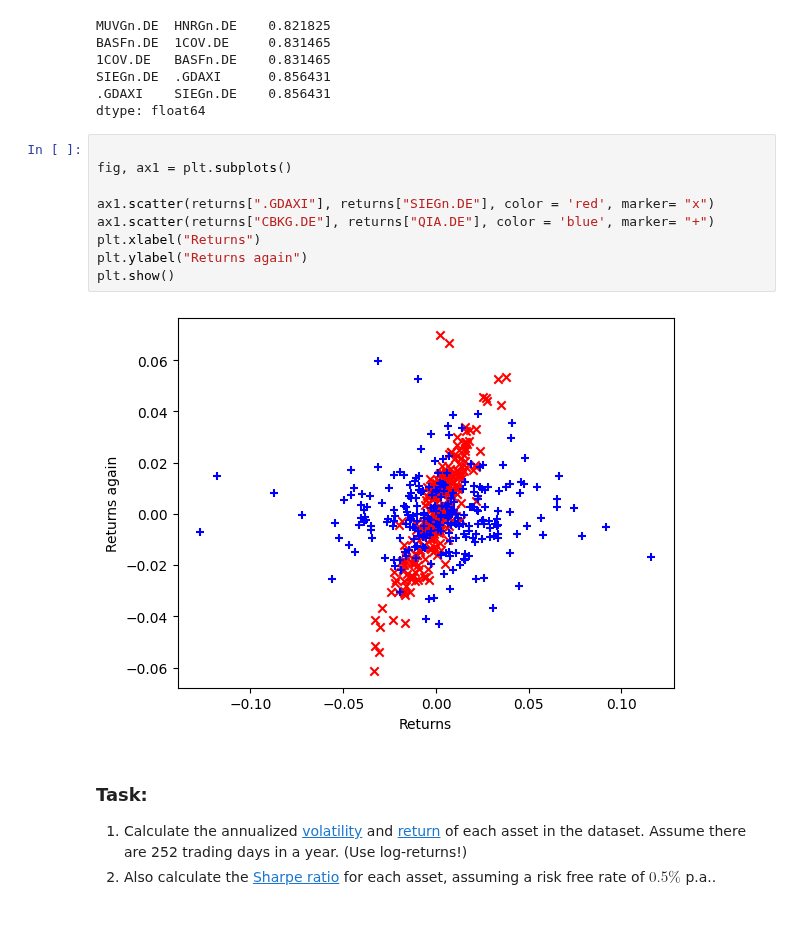
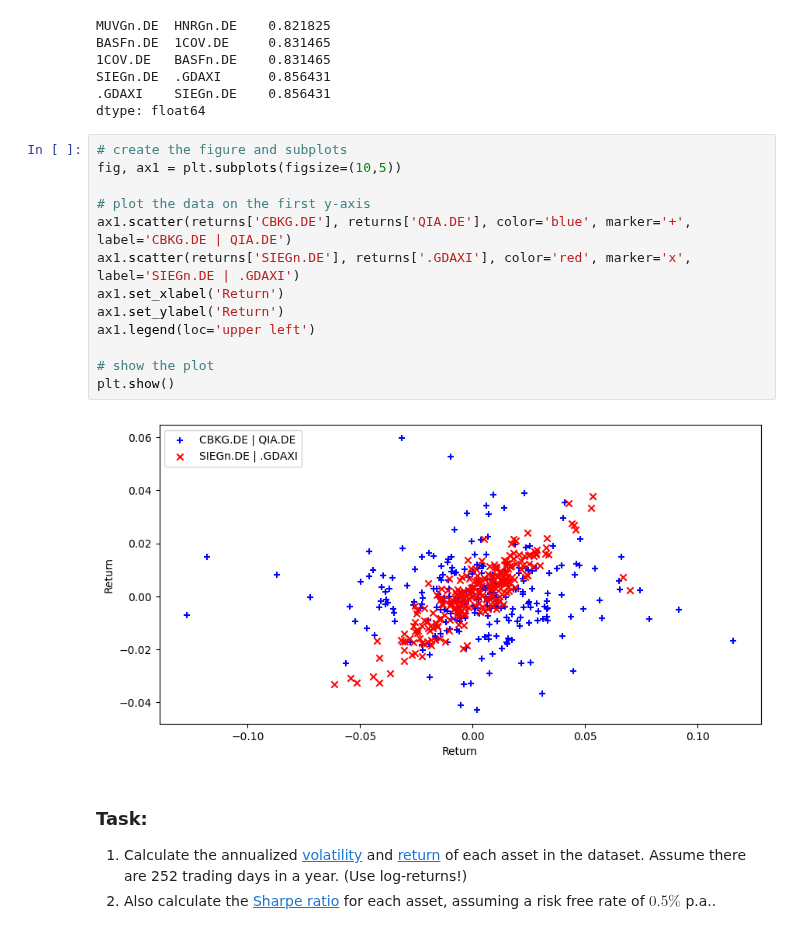
Before and after one commit to iwh-halle/FinancialDataAnalytics, a Jupyter notebook: homework/02_python.ipynb, the cells around one changed output. Saved outputs shown, nothing was run; the diff lists cells and outputs as text.

Commit message:
update scatter

```diff
--- a/homework/02_python.ipynb
+++ b/homework/02_python.ipynb
@@ -211,17 +211,21 @@ BASFn.DE  1COV.DE     0.831465
 SIEGn.DE  .GDAXI      0.856431
 .GDAXI    SIEGn.DE    0.856431
 dtype: float64
-# %%
-
-fig, ax1 = plt.subplots()
-
-ax1.scatter(returns[".GDAXI"], returns["SIEGn.DE"], color = 'red', marker= "x")
-ax1.scatter(returns["CBKG.DE"], returns["QIA.DE"], color = 'blue', marker= "+")
-plt.xlabel("Returns")
-plt.ylabel("Returns again")
-plt.show()
-# %% [output]
-[figure, removed]
+# %%
+# create the figure and subplots
+fig, ax1 = plt.subplots(figsize=(10,5))
+
+# plot the data on the first y-axis
+ax1.scatter(returns['CBKG.DE'], returns['QIA.DE'], color='blue', marker='+', label='CBKG.DE | QIA.DE')
+ax1.scatter(returns['SIEGn.DE'], returns['.GDAXI'], color='red', marker='x', label='SIEGn.DE | .GDAXI')
+ax1.set_xlabel('Return')
+ax1.set_ylabel('Return')
+ax1.legend(loc='upper left')
+
+# show the plot
+plt.show()
+# %% [output]
+[figure, added]
 # %% [markdown]
 ### Task:
 
```
